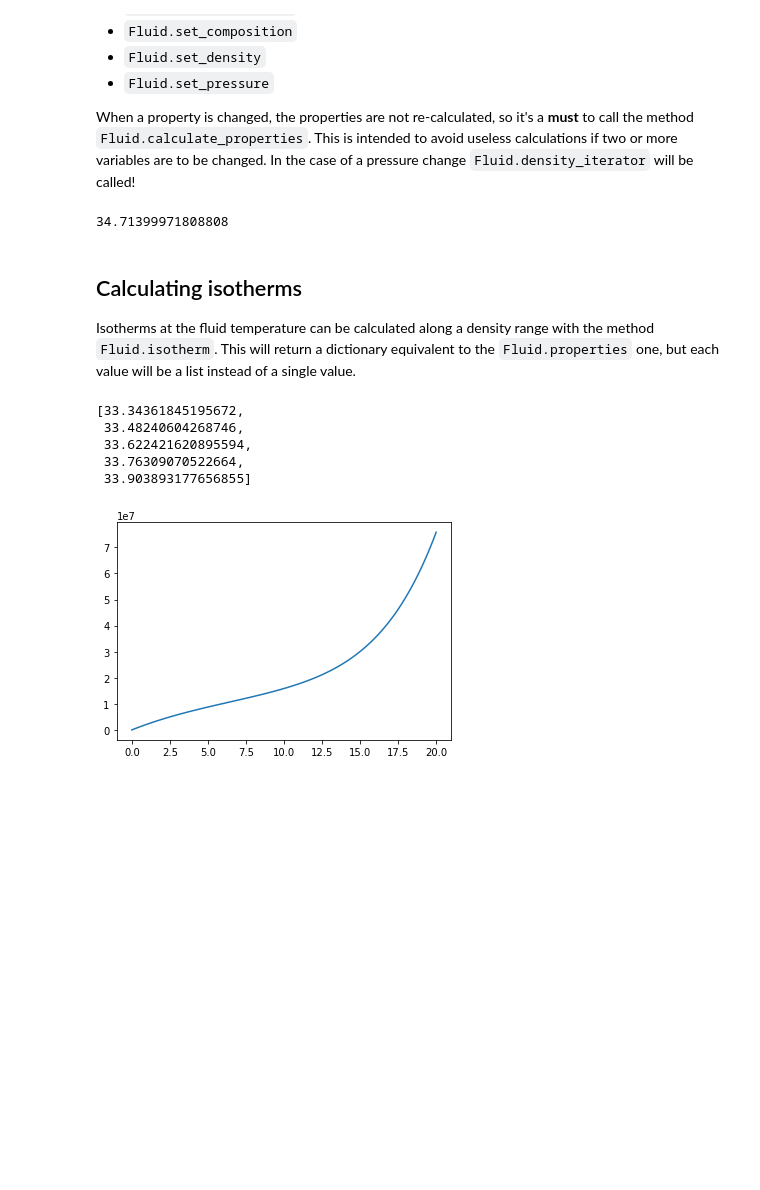
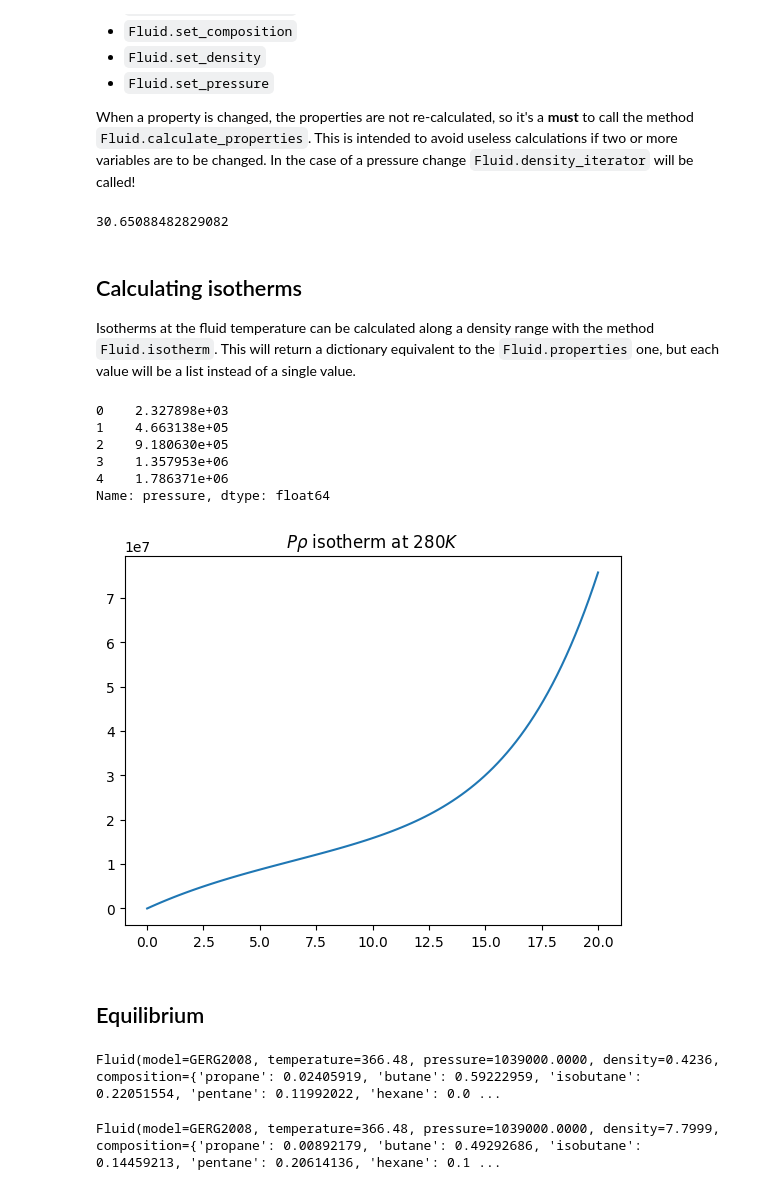
Before and after one commit to fedebenelli/PyForFluids, a Jupyter notebook: docs/source/tutorial.ipynb, the cells around one changed output. Cells and saved outputs as stored; diff of their text form; code cells hidden in the pictures; blank space fills up the shorter version.

```diff
--- a/docs/source/tutorial.ipynb
+++ b/docs/source/tutorial.ipynb
@@ -86,9 +88,9 @@ fluid.set_density(2)
 
 fluid.calculate_properties()
 # %%
-fluid['cv']
+fluid['isochoric_heat']
 # %% [output]
-34.71399971808808
+30.65088482829082
 # %% [markdown]
 ## Calculating isotherms
 
@@ -97,15 +99,20 @@ Isotherms at the fluid temperature can be calculated along a density range with
 density_range = np.linspace(0.001, 20, 100)
 isotherm = fluid.isotherm(density_range)
 # %%
-isotherm['cv'][:5]
+isotherm['pressure'][:5]
 # %% [output]
-[33.34361845195672,
- 33.48240604268746,
- 33.622421620895594,
- 33.76309070522664,
- 33.903893177656855]
+0    2.327898e+03
+1    4.663138e+05
+2    9.180630e+05
+3    1.357953e+06
+4    1.786371e+06
+Name: pressure, dtype: float64
 # %%
-plt.plot(density_range, isotherm['p'])
+plt.title(r'$P\rho$ isotherm at 280$K$')
+
+plt.plot(density_range, isotherm['pressure'])
 plt.show()
 # %% [output]
-[figure, old version]
+[figure, new version]
+# %% [markdown]
+## Equilibrium
@@ -111,0 +134,8 @@ plt.show()
+# %%
+vapor
+# %% [output]
+Fluid(model=GERG2008, temperature=366.48, pressure=1039000.0000, density=0.4236, composition={'propane': 0.02405919, 'butane': 0.59222959, 'isobutane': 0.22051554, 'pentane': 0.11992022, 'hexane': 0.0 ...
+# %%
+liquid
+# %% [output]
+Fluid(model=GERG2008, temperature=366.48, pressure=1039000.0000, density=7.7999, composition={'propane': 0.00892179, 'butane': 0.49292686, 'isobutane': 0.14459213, 'pentane': 0.20614136, 'hexane': 0.1 ...
```
Also changed, not shown: parts of 26 cells of this notebook, 11 other files.
